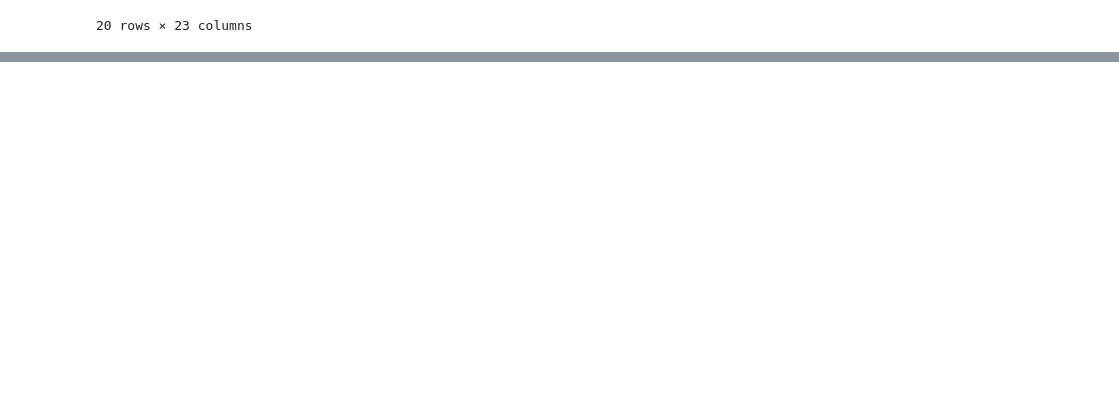
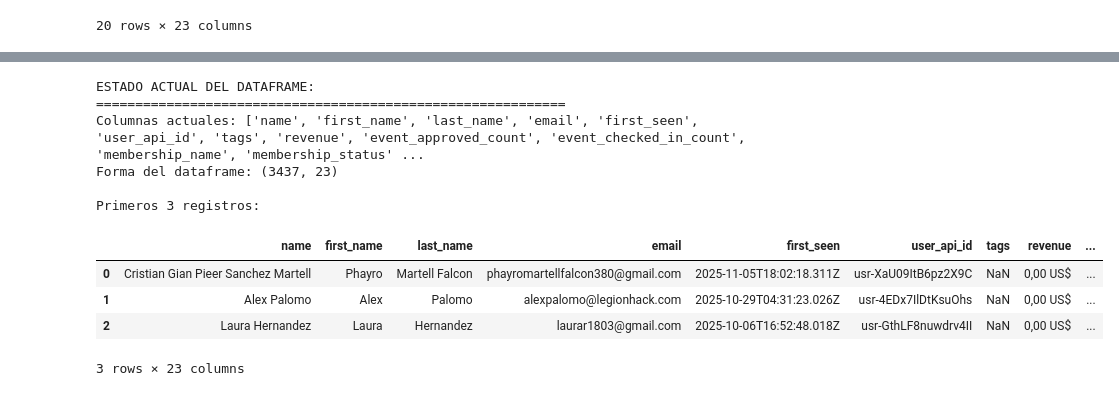
Before and after one commit to gabigabzela/jupyter, a Jupyter notebook: clean.ipynb, the cells around one changed output, grey strips where cells are left out. Drawn from its saved outputs; the diff is of its cells as text; code cells hidden in the pictures; blank space fills up the shorter version.

Commit message:
last cleaning

```diff
--- a/clean.ipynb
+++ b/clean.ipynb
@@ -1250,15 +1250,24 @@ UNKNOWN: 276 registros (8.0%)
 
 Registros que permanecen 'unknown': 276
 # %%
-# GitHub Copilot
+# Obtener los registros actuales con género 'unknown'
+df_unknown_current = df[df['gender_guess'] == 'unknown'].copy()
+
 # Imprimir otros 30 registros con género 'unknown' (del 21 al 50)
-others_30_unknown = df_unknown_top[['name', 'first_name', 'email', 'gender_guess']].iloc[20:50]
+if len(df_unknown_current) > 20:
+    others_30_unknown = df_unknown_current[['name', 'first_name', 'email', 'gender_guess']].iloc[20:50]
 
-print("Otros 30 registros con género unknown:")
-print("="*80)
-for i, (idx, row) in enumerate(others_30_unknown.iterrows(), 21):
-    name = row['name'] if pd.notna(row['name']) else 'N/A'
-    first_name = row['first_name'] if pd.notna(row['first_name']) else 'N/A'
-    email = row['email']
-    print(f"{i:2d}. {name:<35} | first_name: {first_name:<15} | email: {email}")
+    print("Otros 30 registros con género unknown (del 21 al 50):")
+    print("="*80)
+    for i, (idx, row) in enumerate(others_30_unknown.iterrows(), 21):
+        name = row['name'] if pd.notna(row['name']) else 'N/A'
+        first_name = row['first_name'] if pd.notna(row['first_name']) else 'N/A'
+        email = row['email']
+        print(f"{i:2d}. {name:<35} | first_name: {first_name:<15} | email: {email}")
+
+    if len(df_unknown_current) <= 50:
+        print(f"\nTotal de registros unknown: {len(df_unknown_current)}")
+else:
+    print("No hay suficientes registros unknown para mostrar del 21 al 50")
+    print(f"Total de registros unknown: {len(df_unknown_current)}")
 # %% [output]
@@ -4902,0 +4885,20 @@ ModuleNotFoundError: No module named 'openpyxl'
+# %%
+# Verificar estado actual del dataframe y ejecutar procesamiento completo
+print("ESTADO ACTUAL DEL DATAFRAME:")
+print("="*60)
+print(f"Columnas actuales: {list(df.columns)}")
+print(f"Forma del dataframe: {df.shape}")
+print(f"\nPrimeros 3 registros:")
+df.head(3)
+# %% [output]
+ESTADO ACTUAL DEL DATAFRAME:
+============================================================
+Columnas actuales: ['name', 'first_name', 'last_name', 'email', 'first_seen', 'user_api_id', 'tags', 'revenue', 'event_approved_count', 'event_checked_in_count', 'membership_name', 'membership_status' ...
+Forma del dataframe: (3437, 23)
+
+Primeros 3 registros:
+|  | name | first_name | last_name | email | first_seen | user_api_id | tags | revenue | ... |
+| 0 | Cristian Gian Pieer Sanchez Martell | Phayro | Martell Falcon | phayromartellfalcon380@gmail.com | 2025-11-05T18:02:18.311Z | usr-XaU09ItB6pz2X9C | NaN | 0,00 US$ | ... |
+| 1 | Alex Palomo | Alex | Palomo | alexpalomo@legionhack.com | 2025-10-29T04:31:23.026Z | usr-4EDx7IlDtKsuOhs | NaN | 0,00 US$ | ... |
+| 2 | Laura Hernandez | Laura | Hernandez | laurar1803@gmail.com | 2025-10-06T16:52:48.018Z | usr-GthLF8nuwdrv4II | NaN | 0,00 US$ | ... |
+3 rows × 23 columns
```
Also changed, not shown: parts of 10 cells of this notebook, 3 other files.
